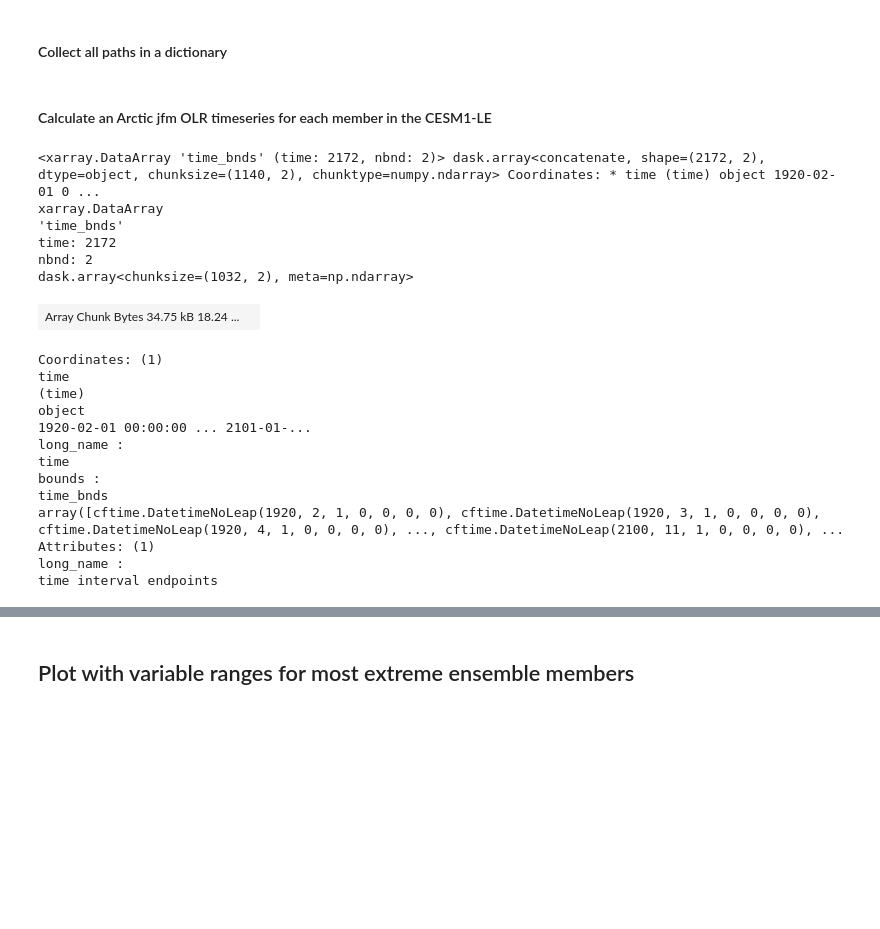
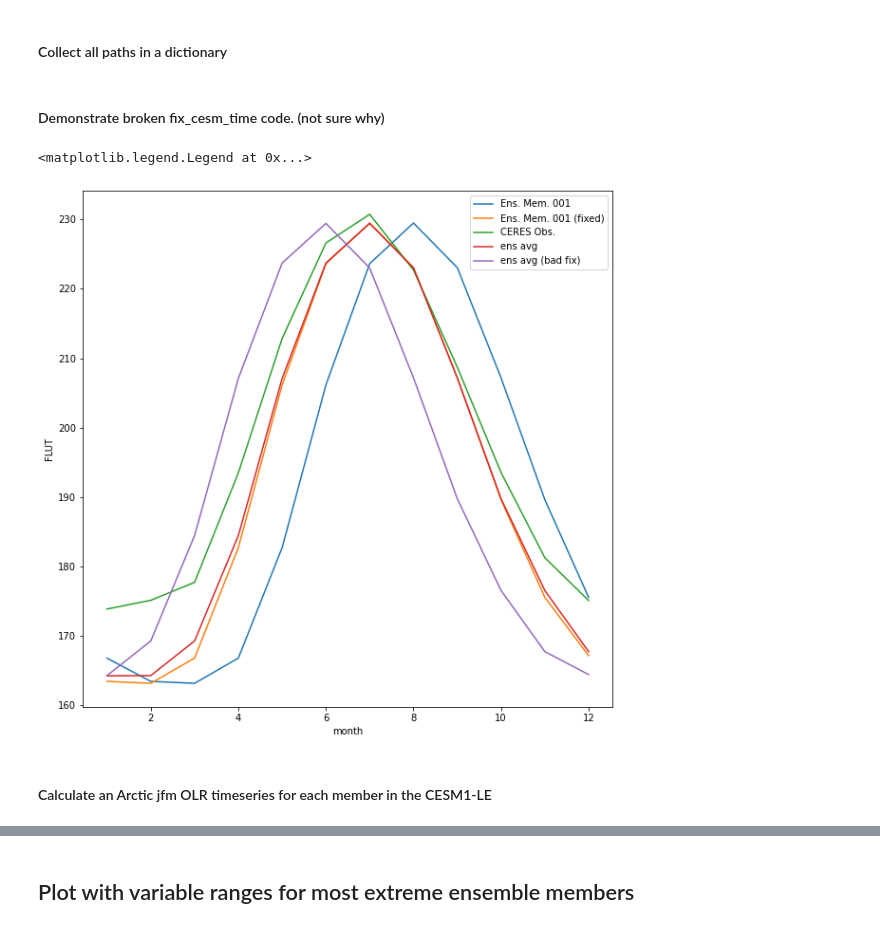
Before and after one commit to jshaw35/spectral_ice, a Jupyter notebook: figure3/figure3.ipynb, the cells around one changed output, grey strips where cells are left out. Cells and saved outputs as stored; diff of their text form; code cells hidden in the pictures; blank space fills up the shorter version.

```diff
--- a/figure3/figure3.ipynb
+++ b/figure3/figure3.ipynb
@@ -156,19 +177,45 @@ ensemble_nums2 = [
 # %% [markdown]
 #### Collect all paths in a dictionary
 # %%
-path_dict = {} # first key is the ensemble number, second is the model variable
+path_dict = {} # key is the ensemble number
+_var = 'FLUT'
 
-for _ensn in ensemble_nums2:
-    for _var in var_list:
-        _t1_file = glob.glob('%s/%s/b.e11.B20TRC5CNBDRD.f09_g16.%s.cam.h0.%s.1??001-200512.nc' % (cesmle_path,_var,_ensn,_var))
-        _t2_file = glob.glob('%s/%s/b.e11.BRCP85C5CNBDRD.f09_g16.%s.cam.h0.%s.200601-2???12.nc' % (cesmle_path,_var,_ensn,_var))
+for _ensn in ensemble_nums:
+    _t1_file = glob.glob('%s/%s/b.e11.B20TRC5CNBDRD.f09_g16.%s.cam.h0.%s.1??001-200512.nc' % (cesmle_path,_var,_ensn,_var))
+    _t2_file = glob.glob('%s/%s/b.e11.BRCP85C5CNBDRD.f09_g16.%s.cam.h0.%s.200601-2???12.nc' % (cesmle_path,_var,_ensn,_var))
 
-        if (len(_t1_file) != 1) or (len(_t2_file) != 1):
-            print('glob returned ambiguous (or zero) file names for ensemble member %s' % _ensn)
-            break
-        try:
-            path_dict[_ensn][_var]=[*_t1_file,*_t2_file]
-        except:
-            path_dict[_ensn] = {_var: [*_t1_file,*_t2_file]}
+    if (len(_t1_file) != 1) or (len(_t2_file) != 1):
+        print('glob returned ambiguous (or zero) file names for ensemble member %s' % _ensn)
+        break
+    # try:
+    path_dict[_ensn] = [*_t1_file,*_t2_file]
+    # except:
+    #     path_dict[_ensn] = {_var: [*_t1_file,*_t2_file]}
+# %% [markdown]
+#### Demonstrate broken fix_cesm_time code. (not sure why)
+# %%
+ensavg_olr_paths = glob.glob('%s/*FLUT*.nc' % (ensavg_path)) # get appropriate files
+
+_ensavg_olr_preproc = xr.open_mfdataset(ensavg_olr_paths)
+# %%
+_ens_olr_testfiles = path_dict['001']
+
+_ens_olr_testds = xr.open_mfdataset(_ens_olr_testfiles)
+# %%
+fig,ax = plt.subplots(1,1,figsize=(10,10))
+
+_ens_olr_testds['FLUT'].sel(time=slice('2001-01-01','2020-12-31'),lat=slice(69,None)).groupby('time.month').mean(dim=['time','lat','lon']).plot(ax=ax,label='Ens. Mem. 001')
+fix_cesm_time(_ens_olr_testds)['FLUT'].sel(time=slice('2001-01-01','2020-12-31'),lat=slice(69,None)).groupby('time.month').mean(dim=['time','lat','lon']).plot(ax=ax,label='Ens. Mem. 001 (fixed)')
+
+ceres_subset.sel(time=slice('2001-01-01','2020-12-31'),lat=slice(69,None)).groupby('time.month').mean(dim=['time','lat','lon']).plot(ax=ax,label='CERES Obs.')
+
+_ensavg_olr_preproc['FLUT'].sel(time=slice('2001-01-01','2020-12-31'),lat=slice(69,None)).groupby('time.month').mean(dim=['time','lat','lon']).plot(label='ens avg')
+
+fix_cesm_time(_ensavg_olr_preproc)['FLUT'].sel(time=slice('2001-01-01','2020-12-31'),lat=slice(69,None)).groupby('time.month').mean(dim=['time','lat','lon']).plot(label='ens avg (bad fix)')
+
+plt.legend()
+# %% [output]
+<matplotlib.legend.Legend at 0x...>
+[figure, added]
 # %% [markdown]
 #### Calculate an Arctic jfm OLR timeseries for each member in the CESM1-LE
@@ -177,23 +221,0 @@ test_timefix = xr.open_mfdataset(_ens_olr_files)
-# %%
-test_timefix['time_bnds']
-# %% [output]
-<xarray.DataArray 'time_bnds' (time: 2172, nbnd: 2)> dask.array<concatenate, shape=(2172, 2), dtype=object, chunksize=(1140, 2), chunktype=numpy.ndarray> Coordinates: * time (time) object 1920-02-01 0 ...
-xarray.DataArray
-'time_bnds'
-time: 2172
-nbnd: 2
-dask.array<chunksize=(1032, 2), meta=np.ndarray>
-| Array Chunk Bytes 34.75 kB 18.24 ... |  |
-Coordinates: (1)
-time
-(time)
-object
-1920-02-01 00:00:00 ... 2101-01-...
-long_name :
-time
-bounds :
-time_bnds
-array([cftime.DatetimeNoLeap(1920, 2, 1, 0, 0, 0, 0), cftime.DatetimeNoLeap(1920, 3, 1, 0, 0, 0, 0), cftime.DatetimeNoLeap(1920, 4, 1, 0, 0, 0, 0), ..., cftime.DatetimeNoLeap(2100, 11, 1, 0, 0, 0, 0), ...
-Attributes: (1)
-long_name :
-time interval endpoints
```
Also changed, not shown: parts of 25 cells of this notebook.
